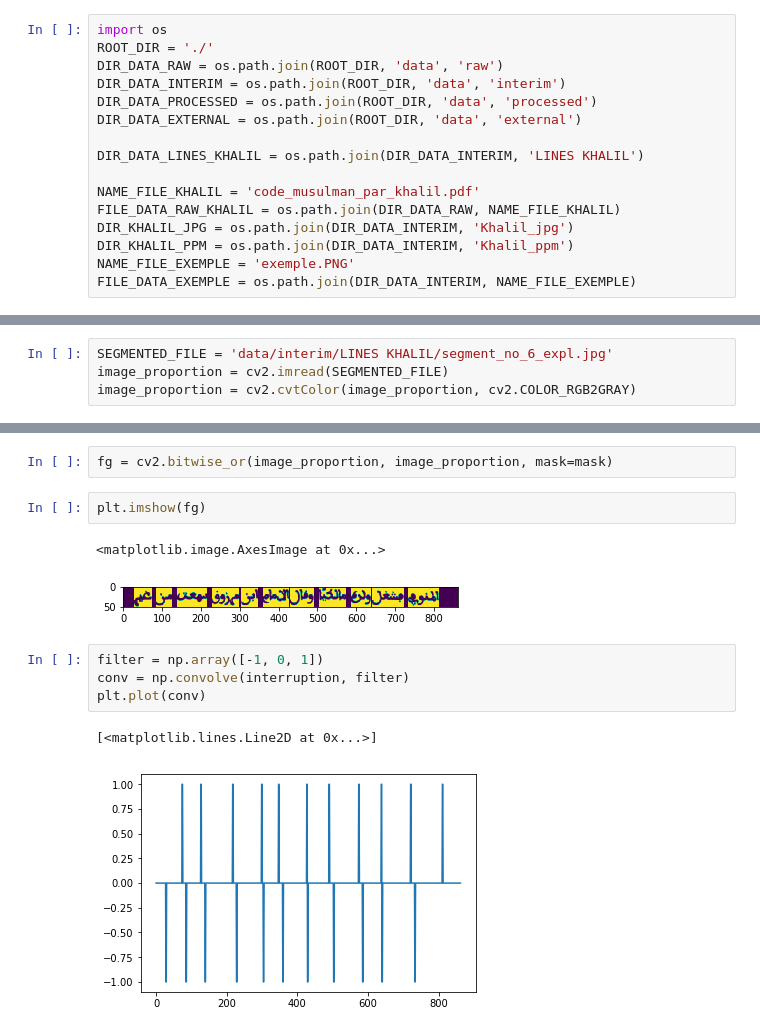
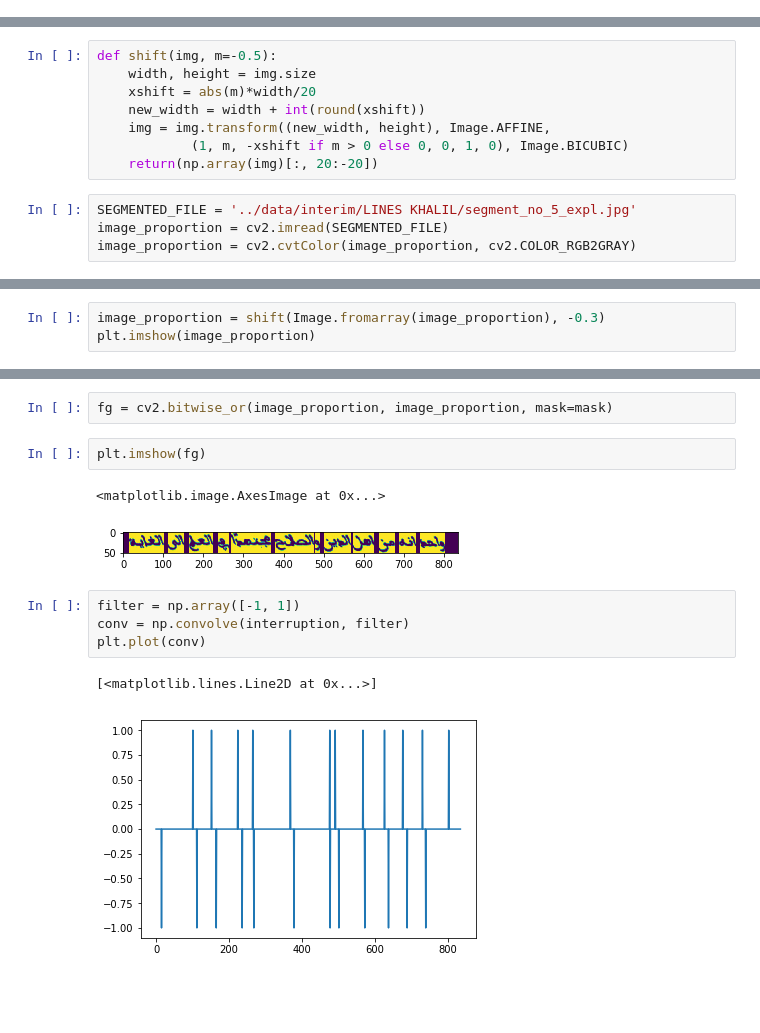
Before and after one commit to SAdnen/maghribi_recognition, a Jupyter notebook: notebooks/2.0-word_segmentation.ipynb, the cells around one changed output, grey strips where cells are left out. Saved outputs shown, nothing was run; the diff lists cells and outputs as text; blank space fills up the shorter version.

Commit message:
Add shift code

```diff
--- a/notebooks/2.0-word_segmentation.ipynb
+++ b/notebooks/2.0-word_segmentation.ipynb
@@ -1,17 +1 @@
-# %%
-import os
-ROOT_DIR = './'
-DIR_DATA_RAW = os.path.join(ROOT_DIR, 'data', 'raw')
-DIR_DATA_INTERIM = os.path.join(ROOT_DIR, 'data', 'interim')
-DIR_DATA_PROCESSED = os.path.join(ROOT_DIR, 'data', 'processed')
-DIR_DATA_EXTERNAL = os.path.join(ROOT_DIR, 'data', 'external')
-
-DIR_DATA_LINES_KHALIL = os.path.join(DIR_DATA_INTERIM, 'LINES KHALIL')
-
-NAME_FILE_KHALIL = 'code_musulman_par_khalil.pdf'
-FILE_DATA_RAW_KHALIL = os.path.join(DIR_DATA_RAW, NAME_FILE_KHALIL)
-DIR_KHALIL_JPG = os.path.join(DIR_DATA_INTERIM, 'Khalil_jpg')
-DIR_KHALIL_PPM = os.path.join(DIR_DATA_INTERIM, 'Khalil_ppm')
-NAME_FILE_EXEMPLE = 'exemple.PNG'
-FILE_DATA_EXEMPLE = os.path.join(DIR_DATA_INTERIM, NAME_FILE_EXEMPLE)
 # %%
@@ -46,5 +33,13 @@ import matplotlib.pyplot as plt
+# %%
+def shift(img, m=-0.5):
+    width, height = img.size
+    xshift = abs(m)*width/20
+    new_width = width + int(round(xshift))
+    img = img.transform((new_width, height), Image.AFFINE,
+            (1, m, -xshift if m > 0 else 0, 0, 1, 0), Image.BICUBIC)
+    return(np.array(img)[:, 20:-20])
 # %%
-SEGMENTED_FILE = 'data/interim/LINES KHALIL/segment_no_6_expl.jpg'
+SEGMENTED_FILE = '../data/interim/LINES KHALIL/segment_no_5_expl.jpg'
 image_proportion = cv2.imread(SEGMENTED_FILE)
 image_proportion = cv2.cvtColor(image_proportion, cv2.COLOR_RGB2GRAY)
 # %%
@@ -54,0 +50,3 @@ plt.imshow(image_proportion)
+# %%
+image_proportion = shift(Image.fromarray(image_proportion), -0.3)
+plt.imshow(image_proportion)
@@ -68,11 +69,11 @@ fg = cv2.bitwise_or(image_proportion, image_proportion, mask=mask)
 plt.imshow(fg)
 # %% [output]
 <matplotlib.image.AxesImage at 0x...>
-[figure, old version]
+[figure, new version]
 # %%
-filter = np.array([-1, 0, 1])
+filter = np.array([-1, 1])
 conv = np.convolve(interruption, filter)
 plt.plot(conv)
 # %% [output]
 [<matplotlib.lines.Line2D at 0x...>]
-[figure, old version]
+[figure, new version]
```
Also changed, not shown: parts of 5 cells of this notebook.
